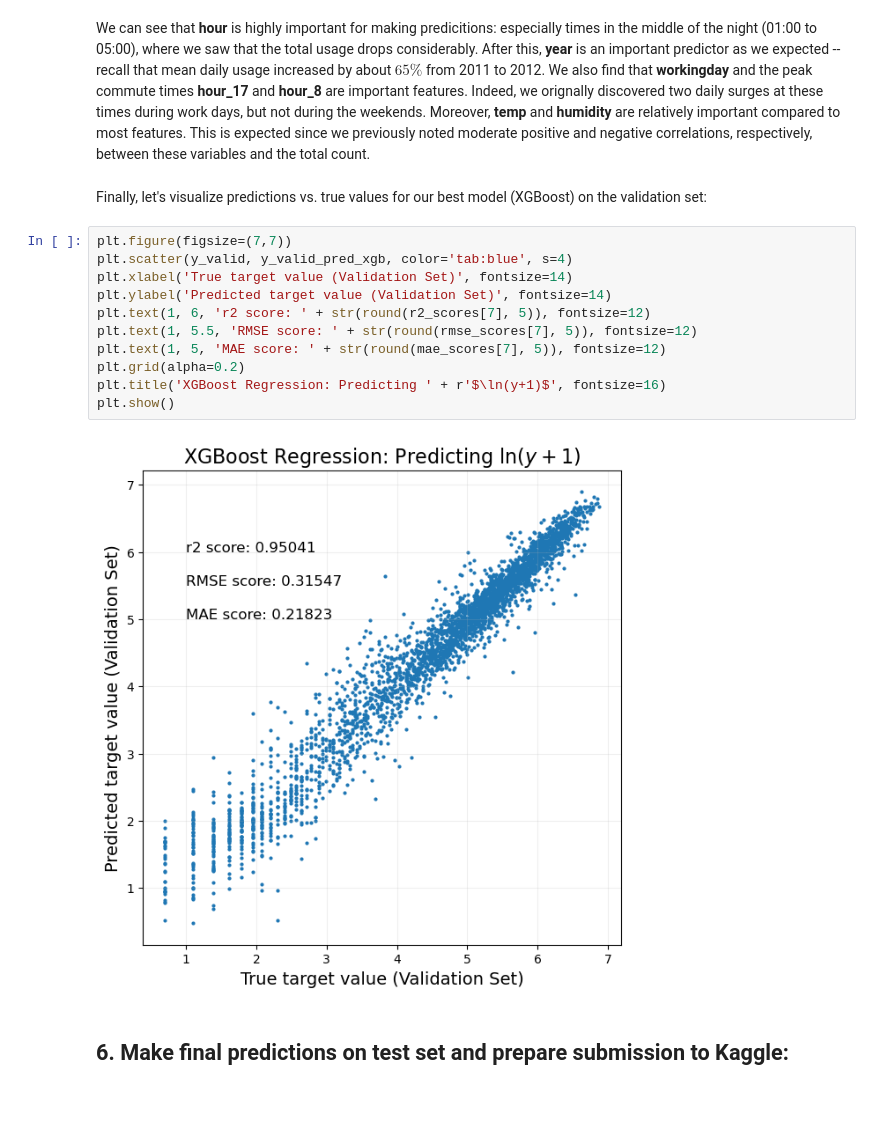
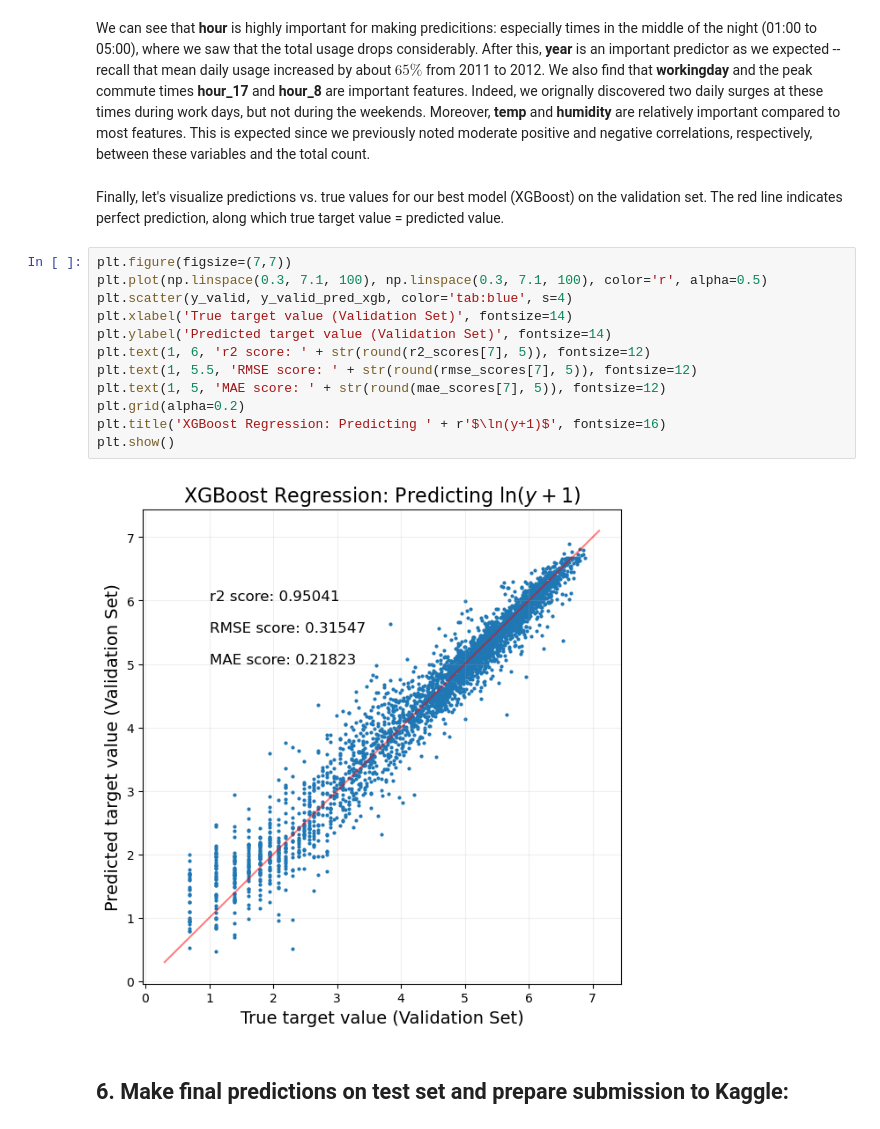
Before and after one commit to owenpb/Kaggle-Bike-Sharing-Prediction, a Jupyter notebook: kaggle-bike-sharing.ipynb, the cells around one changed output. Drawn from its saved outputs; the diff is of its cells as text; blank space fills up the shorter version.

Commit message:
Updated XGBoost plot

```diff
--- a/kaggle-bike-sharing.ipynb
+++ b/kaggle-bike-sharing.ipynb
@@ -715,20 +715,21 @@ plt.show()
 # %% [markdown]
 We can see that **hour** is highly important for making predicitions: especially times in the middle of the night (01:00 to 05:00), where we saw that the total usage drops considerably. After this, **year** is an important predictor as we expected -- recall that mean daily usage increased by about $65\%$ from 2011 to 2012. We also find that **workingday** and the peak commute times **hour_17** and **hour_8** are important features. Indeed, we orignally discovered two daily surges at these times during work days, but not during the weekends. Moreover, **temp** and **humidity** are relatively important compared to most features. This is expected since we previously noted moderate positive and negative correlations, respectively, between these variables and the total count.
 # %% [markdown]
-Finally, let's visualize predictions vs. true values for our best model (XGBoost) on the validation set:
+Finally, let's visualize predictions vs. true values for our best model (XGBoost) on the validation set. The red line indicates perfect prediction, along which true target value = predicted value.
 # %%
 plt.figure(figsize=(7,7))
+plt.plot(np.linspace(0.3, 7.1, 100), np.linspace(0.3, 7.1, 100), color='r', alpha=0.5)
 plt.scatter(y_valid, y_valid_pred_xgb, color='tab:blue', s=4)
 plt.xlabel('True target value (Validation Set)', fontsize=14)
 plt.ylabel('Predicted target value (Validation Set)', fontsize=14)
 plt.text(1, 6, 'r2 score: ' + str(round(r2_scores[7], 5)), fontsize=12)
 plt.text(1, 5.5, 'RMSE score: ' + str(round(rmse_scores[7], 5)), fontsize=12)
 plt.text(1, 5, 'MAE score: ' + str(round(mae_scores[7], 5)), fontsize=12)
 plt.grid(alpha=0.2)
 plt.title('XGBoost Regression: Predicting ' + r'$\ln(y+1)$', fontsize=16)
 plt.show()
 # %% [output]
-[figure, old version]
+[figure, new version]
 # %% [markdown]
 ## 6. Make final predictions on test set and prepare submission to Kaggle:
 # %% [markdown]
```
